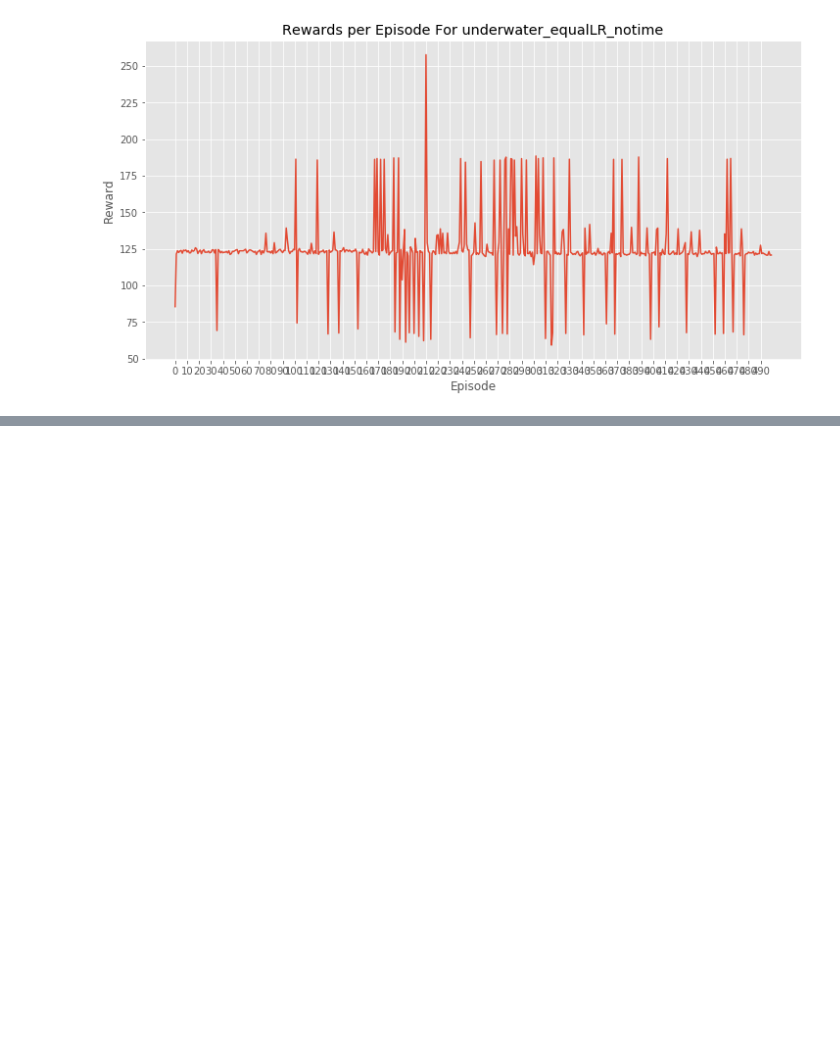
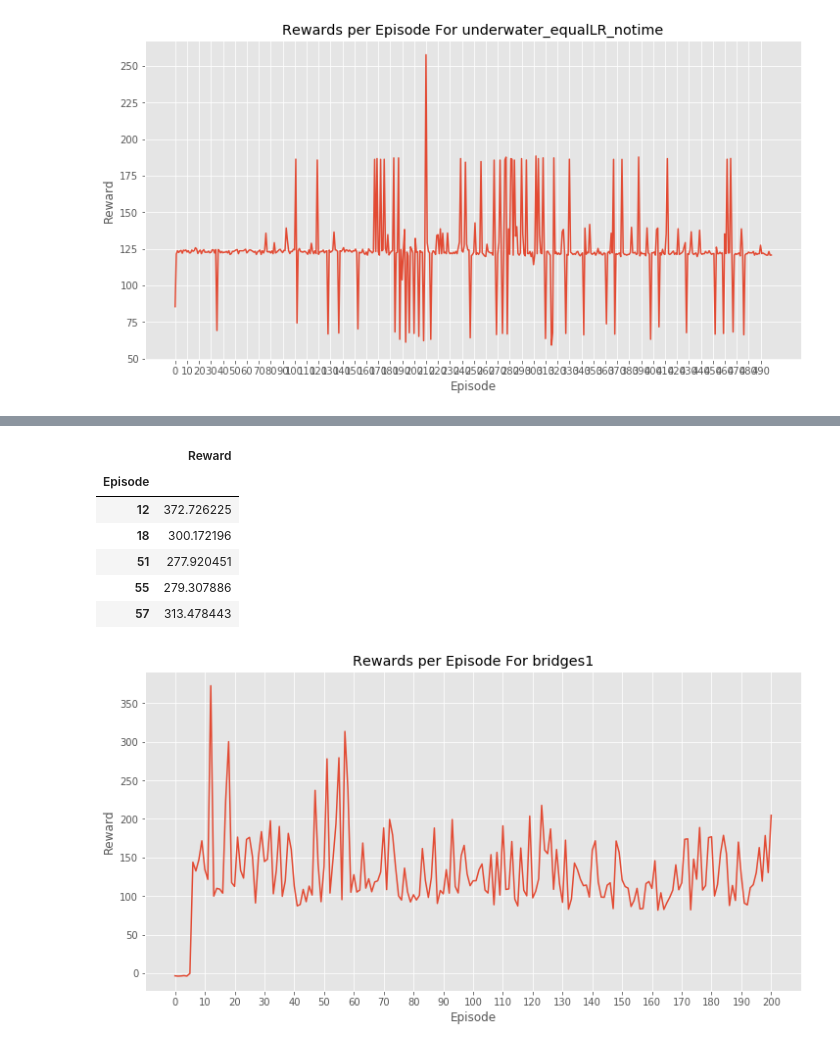
Before and after one commit to NJacobsohn/Your-Learning-is-in-Another-Castle, a Jupyter notebook: notebooks/plotting_and_visualization.ipynb, the cells around one changed output, grey strips where cells are left out. Drawn from its saved outputs; the diff is of its cells as text; code cells hidden in the pictures; blank space fills up the shorter version.

Commit message:
more visualization

```diff
--- a/notebooks/plotting_and_visualization.ipynb
+++ b/notebooks/plotting_and_visualization.ipynb
@@ -20,7 +20,7 @@ def good_episodes(project_name, threshold=1000):
     reward_df = pd.read_csv("../learning_movies/{0}/reward_history.csv".format(project_name),
                            header=None,
                            names=["Episode", "Reward"])
-    return reward_df[reward_df["Reward"] > threshold].set_index("Episode")
+    return reward_df[reward_df["Reward"] >= threshold].set_index("Episode")
 # %%
 def prep_to_convert_all_good_episodes(project_name, threshold):
     to_be_converted = good_episodes(project_name, threshold).index
@@ -185,0 +195,11 @@ visualize_training("underwater_equalLR_notime", 200)
+# %%
+visualize_training("bridges1", 250)
+# %% [output]
+|  | Reward |
+| Episode |  |
+| 12 | 372.726225 |
+| 18 | 300.172196 |
+| 51 | 277.920451 |
+| 55 | 279.307886 |
+| 57 | 313.478443 |
+[figure, added]
```
Also changed, not shown: parts of 1 cell of this notebook.
